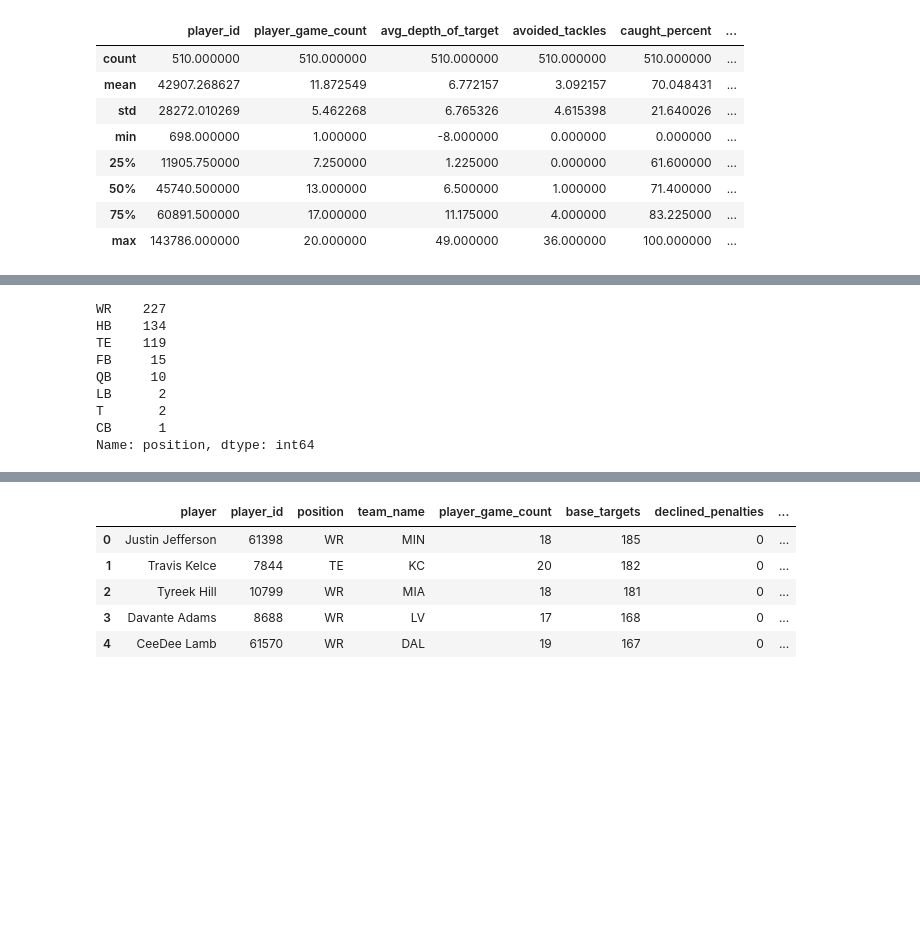
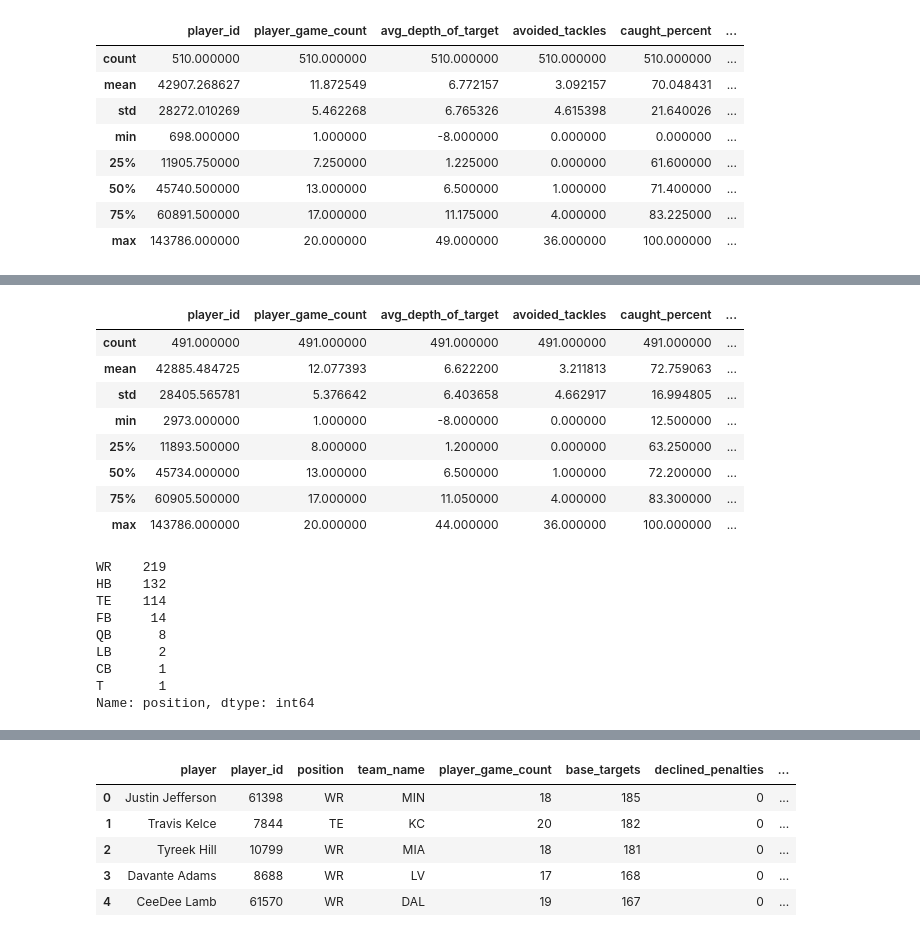
Before and after one commit to kchander92/NYCDSA-Data-Analysis-Project, a Jupyter notebook: Data Analysis Project Krishnan Chander.ipynb, the cells around one changed output, grey strips where cells are left out. Cells and saved outputs as stored; diff of their text form; code cells hidden in the pictures; blank space fills up the shorter version.

```diff
--- a/Data Analysis Project Krishnan Chander.ipynb
+++ b/Data Analysis Project Krishnan Chander.ipynb
@@ -34,14 +54,27 @@ receiving_summary.describe()
+# %%
+receiving_summary = receiving_summary[receiving_summary['receptions'] != 0]
+receiving_summary.describe()
+# %% [output]
+|  | player_id | player_game_count | avg_depth_of_target | avoided_tackles | caught_percent | ... |
+| count | 491.000000 | 491.000000 | 491.000000 | 491.000000 | 491.000000 | ... |
+| mean | 42885.484725 | 12.077393 | 6.622200 | 3.211813 | 72.759063 | ... |
+| std | 28405.565781 | 5.376642 | 6.403658 | 4.662917 | 16.994805 | ... |
+| min | 2973.000000 | 1.000000 | -8.000000 | 0.000000 | 12.500000 | ... |
+| 25% | 11893.500000 | 8.000000 | 1.200000 | 0.000000 | 63.250000 | ... |
+| 50% | 45734.000000 | 13.000000 | 6.500000 | 1.000000 | 72.200000 | ... |
+| 75% | 60905.500000 | 17.000000 | 11.050000 | 4.000000 | 83.300000 | ... |
+| max | 143786.000000 | 20.000000 | 44.000000 | 36.000000 | 100.000000 | ... |
 # %%
 receiving_summary['position'].value_counts()
 # %% [output]
-WR    227
-HB    134
-TE    119
-FB     15
-QB     10
+WR    219
+HB    132
+TE    114
+FB     14
+QB      8
 LB      2
-T       2
 CB      1
+T       1
 Name: position, dtype: int64
 # %%
 receiving_positions = ['WR', 'HB', 'TE', 'FB']
```
Also changed, not shown: parts of 11 cells of this notebook.
